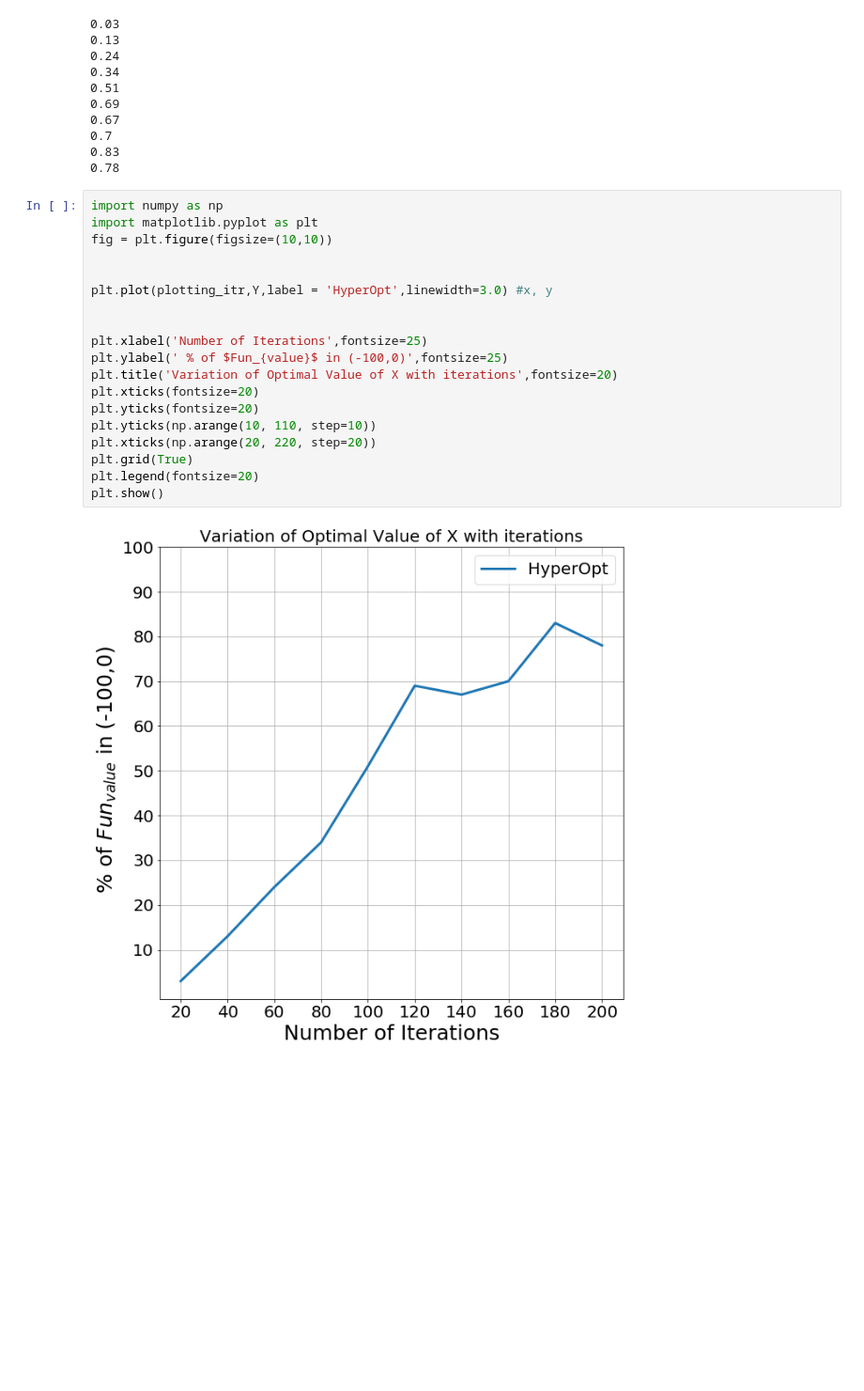
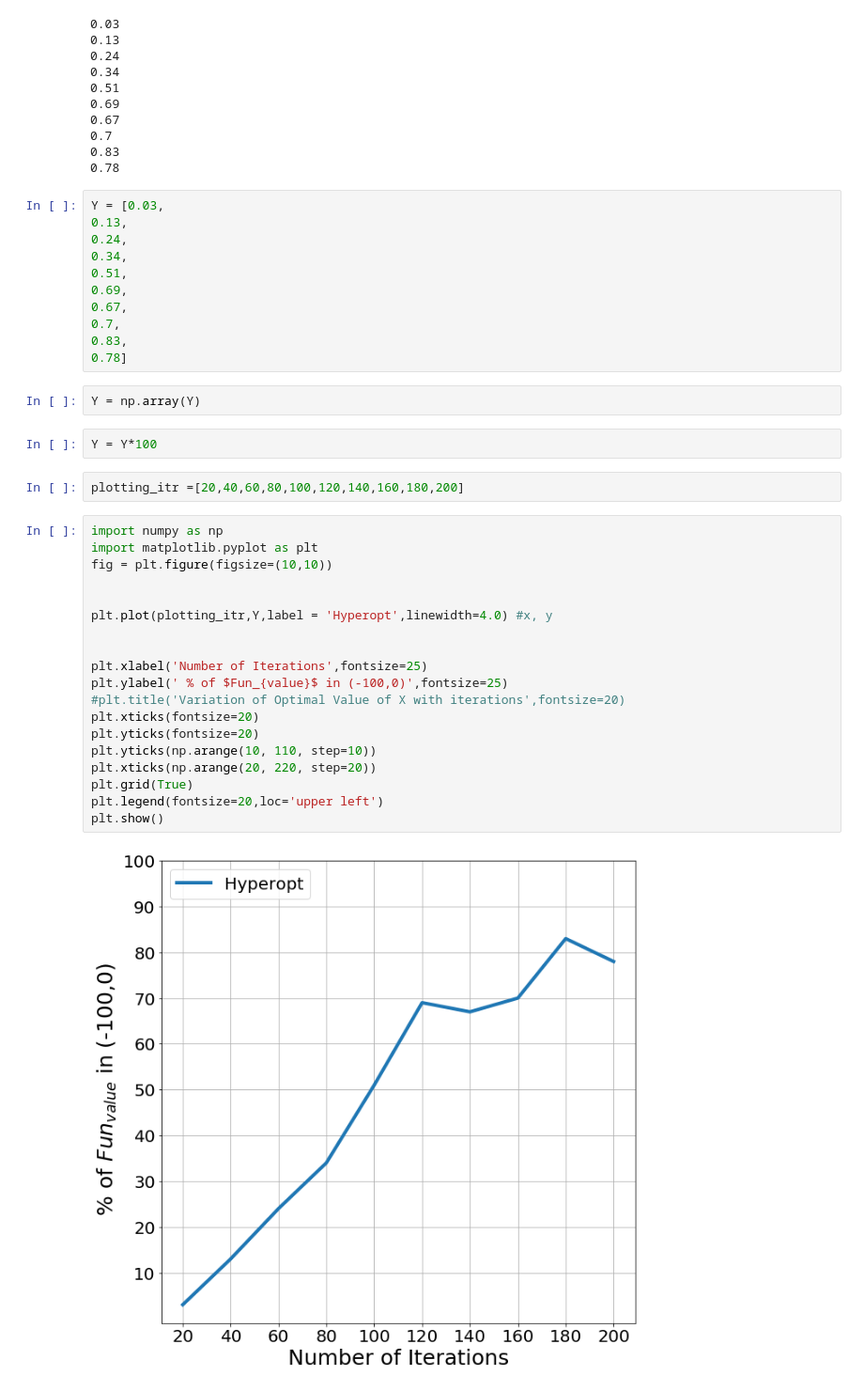
Before and after one commit to ARM-software/mango, a Jupyter notebook: mango/benchmarking/Final_Convex_Function_1D_HyperOpt.ipynb, the cells around one changed output. Shown at 94% size. Saved outputs shown, nothing was run; the diff lists cells and outputs as text; blank space fills up the shorter version.

```diff
--- a/mango/benchmarking/Final_Convex_Function_1D_HyperOpt.ipynb
+++ b/mango/benchmarking/Final_Convex_Function_1D_HyperOpt.ipynb
@@ -84,24 +84,41 @@ for i in range(len(plotting_itr)):
 0.7
 0.83
 0.78
+# %%
+Y = [0.03,
+0.13,
+0.24,
+0.34,
+0.51,
+0.69,
+0.67,
+0.7,
+0.83,
+0.78]
+# %%
+Y = np.array(Y)
+# %%
+Y = Y*100
+# %%
+plotting_itr =[20,40,60,80,100,120,140,160,180,200]
 # %%
 import numpy as np
 import matplotlib.pyplot as plt
 fig = plt.figure(figsize=(10,10))
 
 
-plt.plot(plotting_itr,Y,label = 'HyperOpt',linewidth=3.0) #x, y
+plt.plot(plotting_itr,Y,label = 'Hyperopt',linewidth=4.0) #x, y
 
 
 plt.xlabel('Number of Iterations',fontsize=25)
 plt.ylabel(' % of $Fun_{value}$ in (-100,0)',fontsize=25)
-plt.title('Variation of Optimal Value of X with iterations',fontsize=20)
+#plt.title('Variation of Optimal Value of X with iterations',fontsize=20)
 plt.xticks(fontsize=20)
 plt.yticks(fontsize=20)
 plt.yticks(np.arange(10, 110, step=10))
 plt.xticks(np.arange(20, 220, step=20))
 plt.grid(True)
-plt.legend(fontsize=20)
+plt.legend(fontsize=20,loc='upper left')
 plt.show()
 # %% [output]
-[figure, old version]
+[figure, new version]
```
Also changed, not shown: 1 other file.
